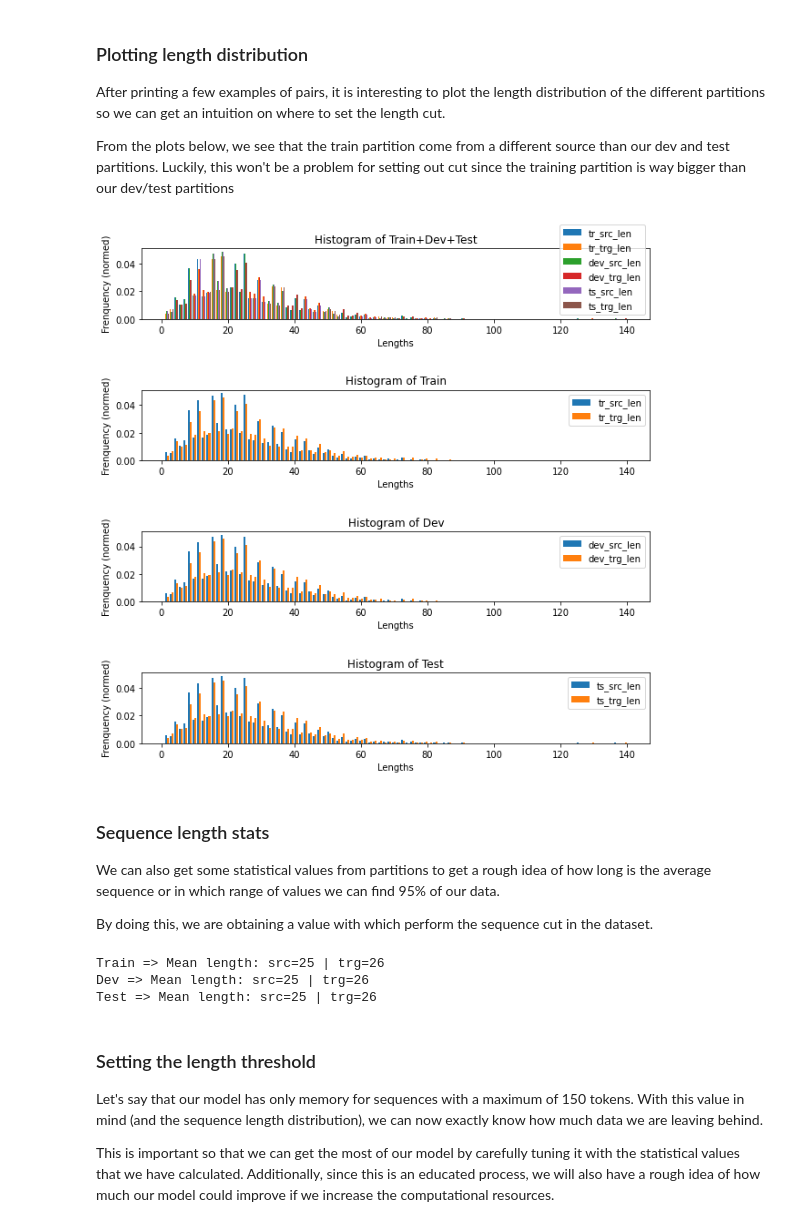
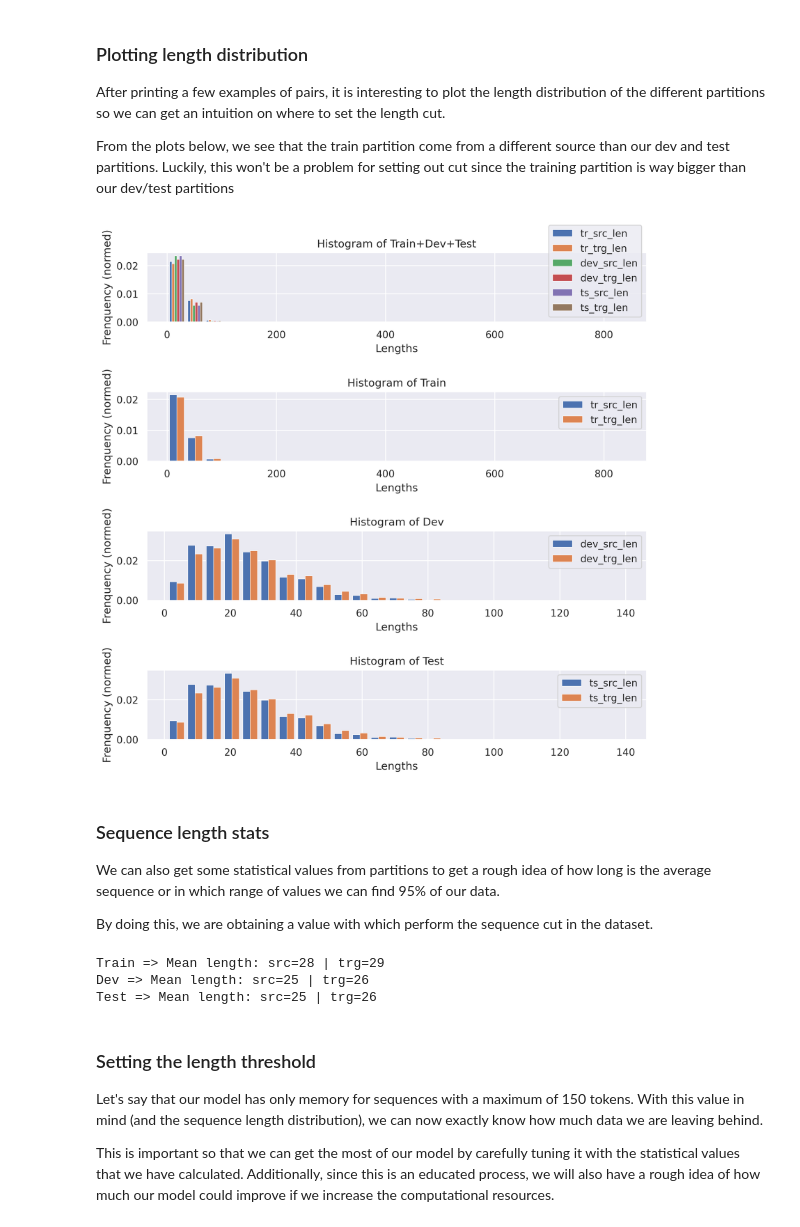
Before and after one commit to salvacarrion/mltests-old, a Jupyter notebook: seq2seq/juptyers/2_tokenize.ipynb, the cells around one changed output. Cells and saved outputs as stored; diff of their text form; code cells hidden in the pictures.

```diff
--- a/seq2seq/juptyers/2_tokenize.ipynb
+++ b/seq2seq/juptyers/2_tokenize.ipynb
@@ -1,32 +1,17 @@
 # %%
-import sys
-sys.path.append("..")
+from torchtext import data
 
-import torch
-import torch.nn as nn
-import torch.optim as optim
-
-from torchtext import data, datasets
-
-import pandas as pd
 from tqdm import tqdm
 
-import spacy
 import numpy as np
 from scipy import stats
 
-import random
-import math
-import time
-
-from seq2seq import utils, helpers
-import re
-import os
 import pickle
 
 # Import the libraries
 import matplotlib.pyplot as plt
 import seaborn as sns
+sns.set()
 # %% [markdown]
 **Set constants**
 # %%
@@ -51,9 +39,9 @@ Also note that I'm converting everything to lowercase, and adding the `<sos>` an
 SRC = data.Field(tokenize='spacy', tokenizer_language=SRC_LANG, init_token=SOS_WORD, eos_token=EOS_WORD, lower=True)
 TRG = data.Field(tokenize='spacy', tokenizer_language=TRG_LANG, init_token=SOS_WORD, eos_token=EOS_WORD, lower=True)
 # %%
-data_fields = [('src', SRC), ('trg', TRG)]
+data_fields = [('src', SRC), ('trg', TRG)]  # Shared fields
 train_data, dev_data, test_data = data.TabularDataset.splits(path=f'{DATASET_PATH}/preprocessed/',
-                                                             train='test.csv', validation='dev.csv', test='test.csv',
+                                                             train='train.csv', validation='dev.csv', test='test.csv',
                                                              format='csv', fields=data_fields, skip_header=True)
 # %% [markdown]
 ## Dataset exploration
@@ -264,29 +252,30 @@ ts_trg_len = test_lenghts[:, 1]
 h_data = [tr_src_len, tr_trg_len, dev_src_len, dev_trg_len, ts_src_len, ts_trg_len]
 h_labels = ['tr_src_len', 'tr_trg_len', 'dev_src_len', 'dev_trg_len', 'ts_src_len', 'ts_trg_len']
 # %%
-def get_hist(ax, data, labels, title, bins=100):
+def get_hist(ax, data, labels, title, bins=25):
     # Draw the plot
-    ax.hist(data, bins=bins, density=True, label=labels)
+    ax.hist(data, bins=bins, density=True, label=labels, linewidth=0.5)
 
     # Title and labels
     ax.set_title(title)
     ax.set_xlabel("Lengths")
     ax.set_ylabel("Frenquency (normed)")
     ax.legend()
 
 
-plt.rcParams['figure.figsize'] = [10, 10]
+plt.rcParams['figure.figsize'] = [10, 10]  # Fix size
+plt.rcParams['figure.dpi'] = 300  # Fix white bars (+linewidth=0.5)
 
 fig, axs = plt.subplots(4)
 get_hist(axs[0], h_data, h_labels, f"Histogram of Train+Dev+Test")
 get_hist(axs[1], h_data[0:2], h_labels[0:2], f"Histogram of Train")
 get_hist(axs[2], h_data[2:4], h_labels[2:4], f"Histogram of Dev")
 get_hist(axs[3], h_data[4:6], h_labels[4:6], f"Histogram of Test")
 
 plt.rcParams['figure.figsize'] = [10, 10]
 plt.subplots_adjust(hspace=1.0)
 # %% [output]
-[figure, old version]
+[figure, new version]
 # %% [markdown]
 ### Sequence length stats
 
@@ -303,7 +292,7 @@ print(f"Train => Mean length: src={train_mean_len[0]} | trg={train_mean_len[1]}"
 print(f"Dev => Mean length: src={dev_mean_len[0]} | trg={dev_mean_len[1]}")
 print(f"Test => Mean length: src={test_mean_len[0]} | trg={test_mean_len[1]}")
 # %% [output]
-Train => Mean length: src=25 | trg=26
+Train => Mean length: src=28 | trg=29
 Dev => Mean length: src=25 | trg=26
 Test => Mean length: src=25 | trg=26
 # %% [markdown]
```
Also changed, not shown: parts of 15 cells of this notebook, 1 other file.
